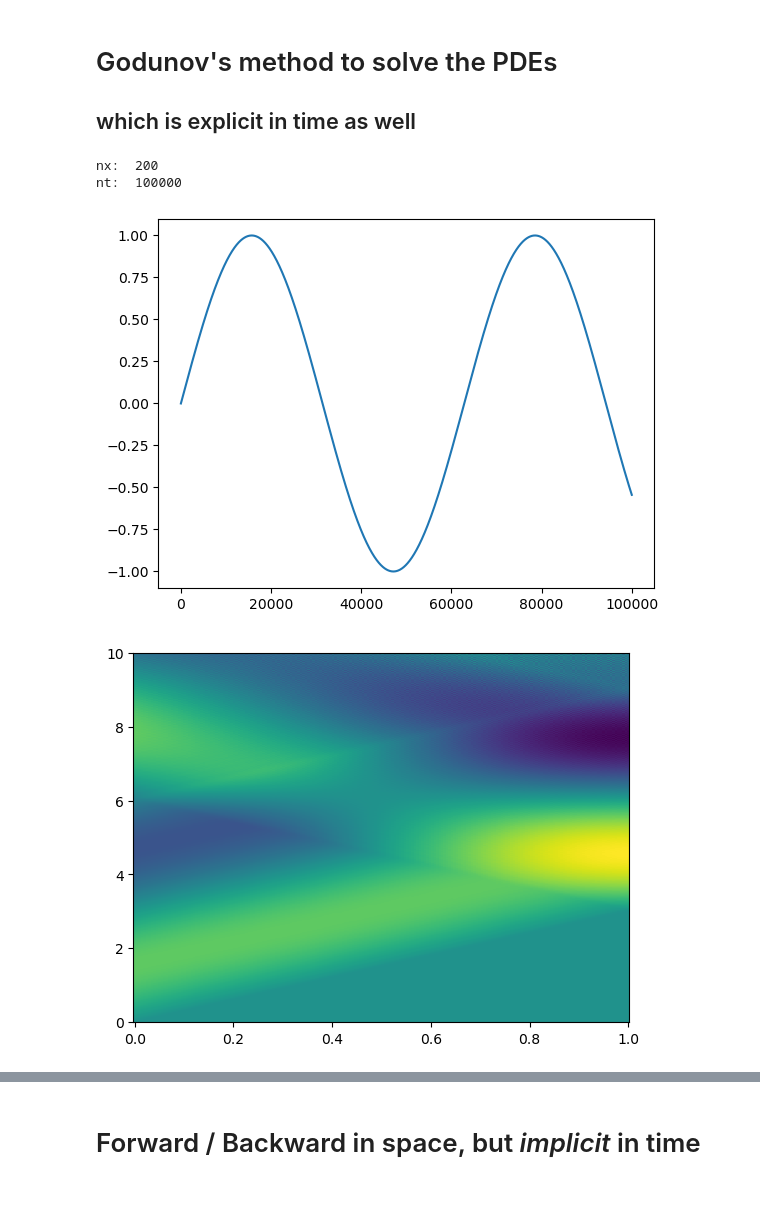
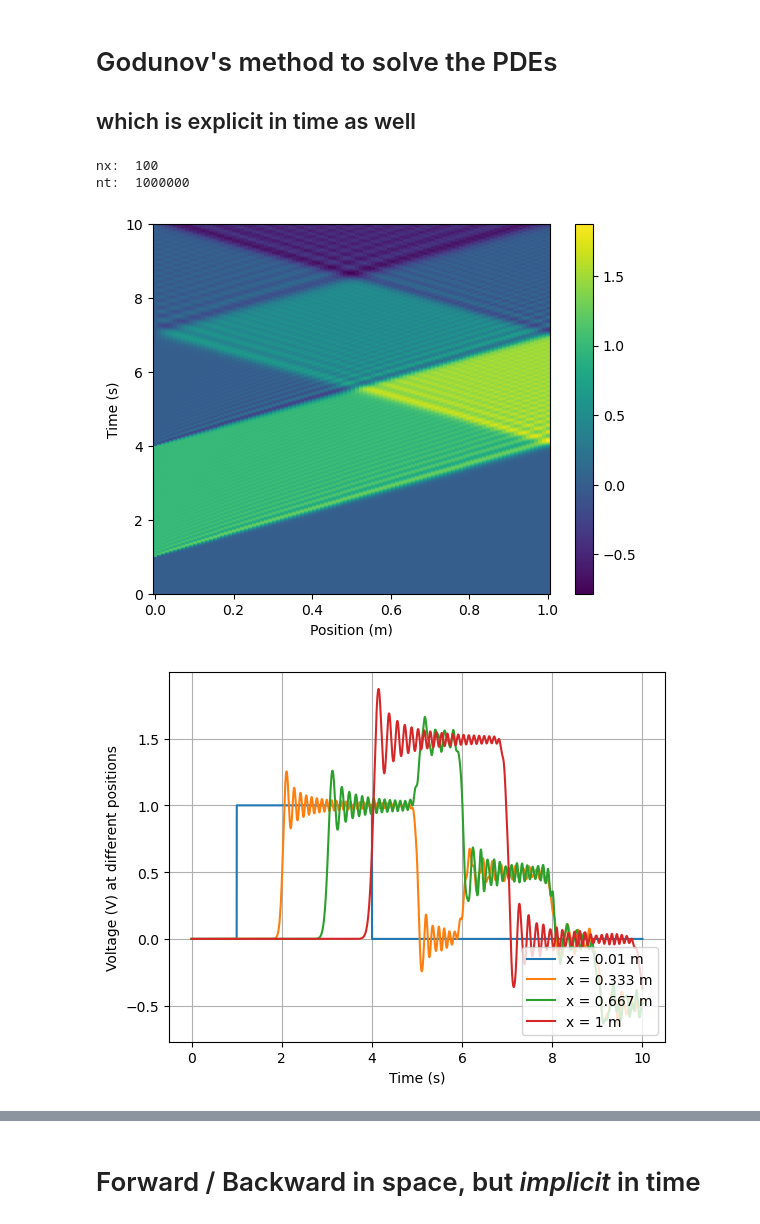
Before and after one commit to AlejandroPenacho/PINN-Project, a Jupyter notebook: numerical.ipynb, the cells around one changed output, grey strips where cells are left out. Drawn from its saved outputs; the diff is of its cells as text; code cells hidden in the pictures; blank space fills up the shorter version.

```diff
--- a/numerical.ipynb
+++ b/numerical.ipynb
@@ -170,77 +207,102 @@ import numpy as np
 import matplotlib.pyplot as plt
 
 # Parameters
-dx = 0.005  # Cell size
+dx = 0.01  # Cell size
 x_f = 1.0
 nx = int(x_f/dx)
 print('nx: ',nx)
-dt = 0.0001  # Time step
+dt = 0.00001  # Time step
 t_f = 10
 nt = int(np.round_(t_f / dt))
 print('nt: ',nt)
-
-# R = 0.01
-# L = 0.5
-# G = 1/10**3
-# C = 0.5
-# RL = 1000
 
 G = 1e-5
 R = 0.01
 L = 3
 C = 3
-RL = 10000.0
+RL = 3.0 # TURNS OUT this needs to be the same as L and C to have a nice solution.
 
 
 # Initialize solution
 u = np.zeros((nx, nt))
 i = np.zeros((nx, nt))
 
-# u[0,int(0.1*t_f/dt):int(0.4*t_f/dt)] = 1.0  # Initial condition (step function)
+u[0,int(0.1*t_f/dt):int(0.4*t_f/dt)] = 1.0  # Initial condition (step function)
 
 # u[0,int(0.1*t_f/dt):int(0.4*t_f/dt)] = np.sin(np.arange(0,int(0.3*t_f/dt))*np.pi/int(0.3*t_f/dt))  # Initial condition (sine function)
 
 # u[0,int(0.1*t_f/dt):int(0.2*t_f/dt)] = 3*( np.arange(0,int(0.1*t_f/dt) ) / int(0.1*t_f/dt) )**2 - 2*( np.arange(0,int(0.1*t_f/dt) ) / int(0.1*t_f/dt) )**3
 # u[0,int(0.2*t_f/dt):int(0.3*t_f/dt)] = 1
 # u[0,int(0.3*t_f/dt):int(0.4*t_f/dt)] = 1-(3*( np.arange(0,int(0.1*t_f/dt)) / int(0.1*t_f/dt) )**2 - 2*( np.arange(0,int(0.1*t_f/dt) ) / int(0.1*t_f/dt))**3)
 
-u[0,:] = np.sin(10*np.arange(0,1,1/nt)) #np.sin(np.arange(0,)*np.pi/int(0.3*t_f/dt))
+#u[0,:] = np.sin(10*np.arange(0,1,1/nt)) #np.sin(np.arange(0,)*np.pi/int(0.3*t_f/dt))
 
-plt.plot(u[0,:])
-plt.show()
+#plt.plot(u[0,:])
+#plt.show()
 
 # Time-stepping loop
 for n in range(1,nt):
     # Compute fluxes at cell interfaces
 
     i[:-1,n] = i[:-1,n-1] - dt * (1/L *(u[1:,n-1] - u[:-1,n-1])/ dx   + R / L * i[:-1,n-1] )
 
-    i[-1,n] = u[-1,n]/RL
+    i[-1,n] = u[-1,n-1]/RL
 
-    u[1:,n] = u[1:,n-1] - dt * (1/L *(i[1:,n-1] - i[:-1,n-1])/ dx   + G / C * u[:-1,n-1] )
+    u[1:,n] = u[1:,n-1] - dt * (1/C *(i[1:,n-1] - i[:-1,n-1])/ dx   + G / C * u[1:,n-1] )
+
 
 
 fig = plt.figure()
 ax = fig.subplots()
 
 T, X = np.meshgrid(np.linspace(0,10,int(nt/100)), np.linspace(0,1,nx))
 
-ax.pcolormesh(X, T, u[:,0::100])
+this = ax.pcolormesh(X, T, u[:,0::100])
+fig.colorbar(this)
 
 # Plot the final solution
 plt.figure()
 x = np.linspace(0, nt * dt, nt)
-plt.plot(x, u[00,:])
-plt.plot(x, u[20,:])
-plt.plot(x, u[40,:])
-plt.plot(x, u[60,:])
-plt.xlabel("x")
-plt.ylabel("u")
-plt.title("Godunov's Scheme for Advection Equation")
+plt.plot(x, u[00,:],  label="x = 0.01 m")
+plt.plot(x, u[int(nx/3),:],  label="x = 0.333 m")
+plt.plot(x, u[2*int(nx/3),:],  label="x = 0.667 m")
+plt.plot(x, u[nx-1,:],  label="x = 1 m")
+plt.xlabel("Time (s)")
+plt.ylabel("Voltage (V) at different positions")
+plt.legend(loc="lower right")
+
+ax.set_ylabel("Time (s)")
+ax.set_xlabel("Position (m)")
+
 plt.grid(True)
 plt.show()
+###############################
+fig = plt.figure()
+ax = fig.subplots()
+
+T, X = np.meshgrid(np.linspace(0,10,int(nt/100)), np.linspace(0,1,nx))
+
+this = ax.pcolormesh(X, T, i[:,0::100])
+fig.colorbar(this)
+
+# Plot the final solution
+plt.figure()
+x = np.linspace(0, nt * dt, nt)
+plt.plot(x, i[00,:],  label="x = 0.01 m")
+plt.plot(x, i[int(nx/3),:],  label="x = 0.333 m")
+plt.plot(x, i[2*int(nx/3),:],  label="x = 0.667 m")
+plt.plot(x, i[nx-1,:],  label="x = 1 m")
+plt.xlabel("Time (s)")
+plt.ylabel("Current (V) at different positions")
+plt.legend(loc="lower right")
+
+ax.set_ylabel("Time (s)")
+ax.set_xlabel("Position (m)")
+
+plt.grid(True)
+plt.show()
 # %% [output]
-nx:  200
-nt:  100000
+nx:  100
+nt:  1000000
-[figure, old version]
+[figure, new version]
-[figure, old version]
+[figure, new version]
```
Also changed, not shown: parts of 8 cells of this notebook, 19 other files.
